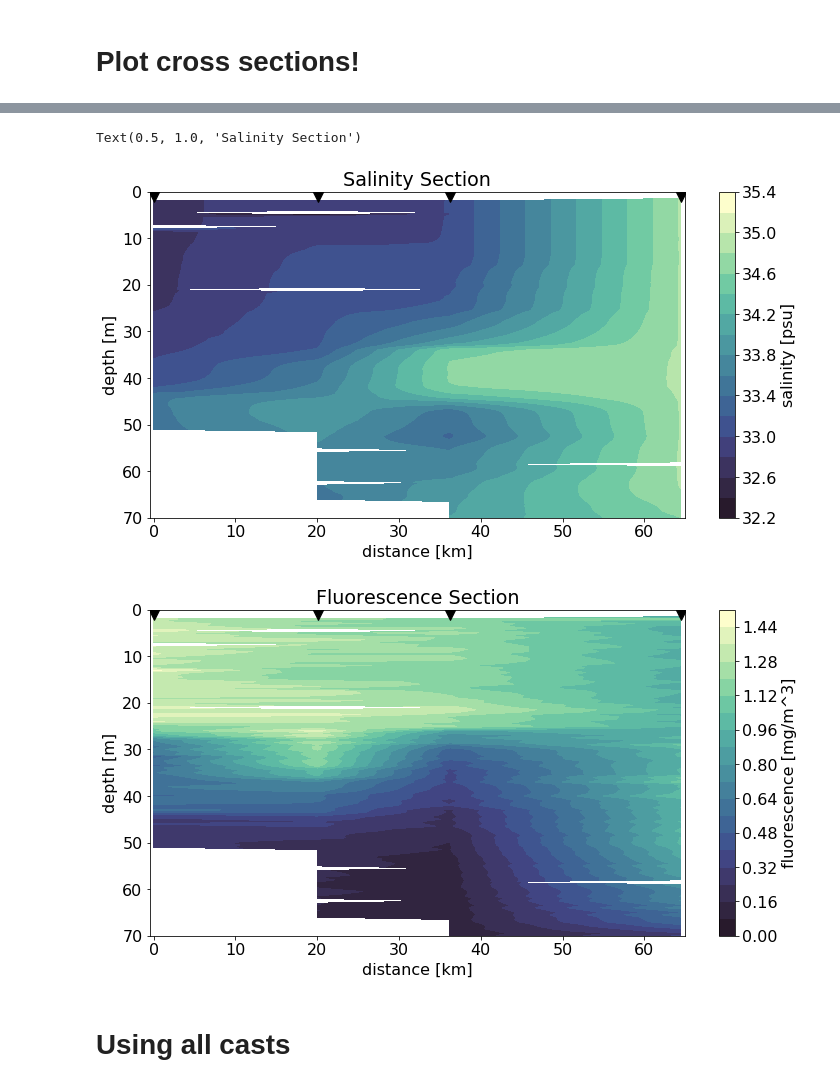
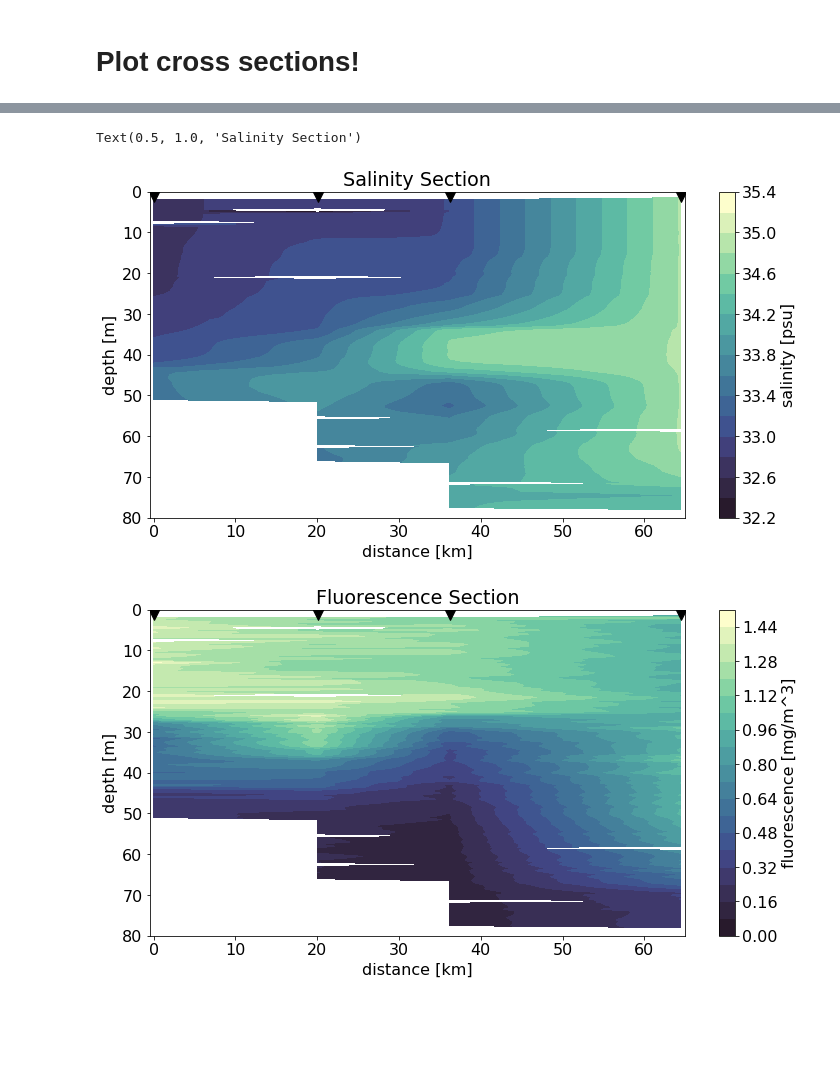
Before and after one commit to kmcgarry17/Expedition2020, a Jupyter notebook: Cruise2_sections.ipynb, the cells around one changed output, grey strips where cells are left out. Drawn from its saved outputs; the diff is of its cells as text; code cells hidden in the pictures; blank space fills up the shorter version.

```diff
--- a/Cruise2_sections.ipynb
+++ b/Cruise2_sections.ipynb
@@ -104,7 +104,7 @@ Text(-73.7, 41.74, 'CTD stations')
 def beautifications(ax):
     ax.plot(ctdsection.distance,ctdsection.distance.size*[0],
              'kv',markersize=20)
-    ax.set_ylim(70,0)
+    ax.set_ylim(80,0)
 #    ax.set_xlim(-.5,65)
 
 fig = plt.figure(figsize=(12,6))
@@ -124,7 +124,7 @@ Text(0.5, 1.0, 'Temperature Section')
 def beautifications(ax):
     ax.plot(ctdsection.distance,ctdsection.distance.size*[0],
              'kv',markersize=20)
-    ax.set_ylim(70,0)
+    ax.set_ylim(80,0)
     ax.set_xlim(-.5,65)
 
 fig = plt.figure(figsize=(12,6))
@@ -139,25 +139,23 @@ plt.title("Salinity Section")
 # plt.savefig('Figures/salinitysection789.png')
 # %% [output]
 Text(0.5, 1.0, 'Salinity Section')
-[figure, old version]
+[figure, new version]
 # %%
 def beautifications(ax):
     ax.plot(ctdsection.distance,ctdsection.distance.size*[0],
              'kv',markersize=20)
-    ax.set_ylim(70,0)
+    ax.set_ylim(80,0)
     ax.set_xlim(-.5,65)
 
 fig = plt.figure(figsize=(12,6))
 plt.rcParams.update({'font.size': 16})
 
 ax = fig.add_subplot(111)
 ctdsection.fluorescence.plot.contourf('distance','depth',levels=20,cmap=cmocean.cm.deep_r)
 beautifications(ax)
 
 plt.title("Fluorescence Section")
 
 plt.savefig('Figures/Cruise2_fluorescence_section6789.png')
 # %% [output]
-[figure, old version]
+[figure, new version]
-# %% [markdown]
-# Using all casts
```
Also changed, not shown: parts of 2 cells of this notebook.
